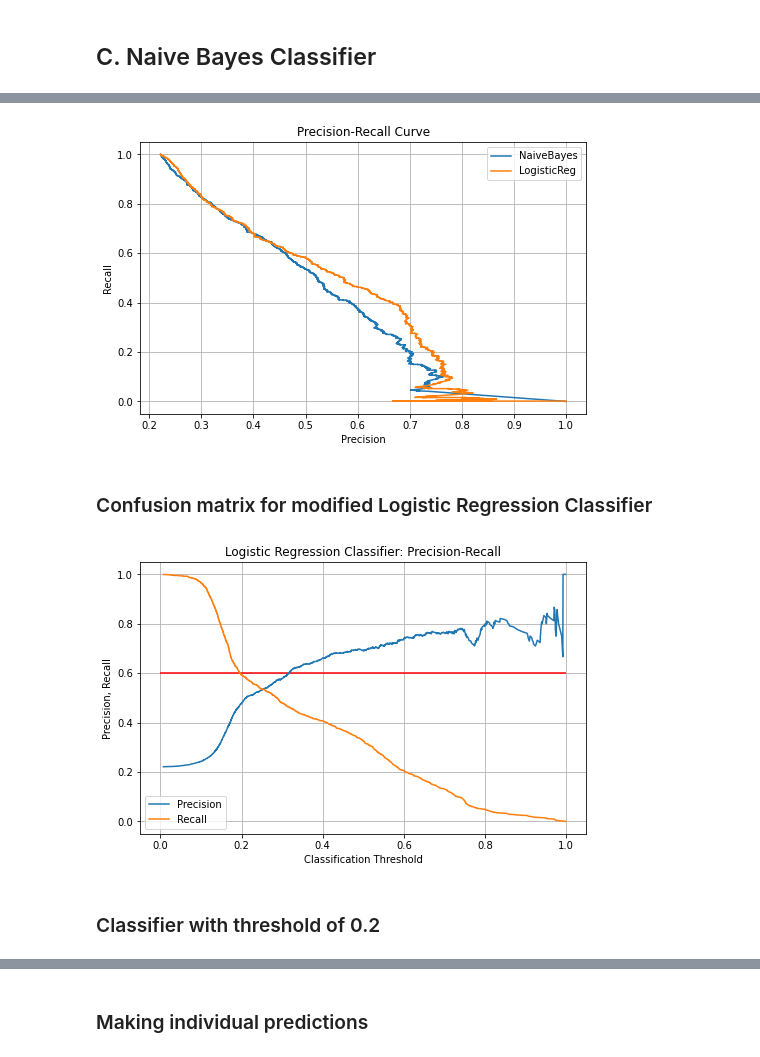
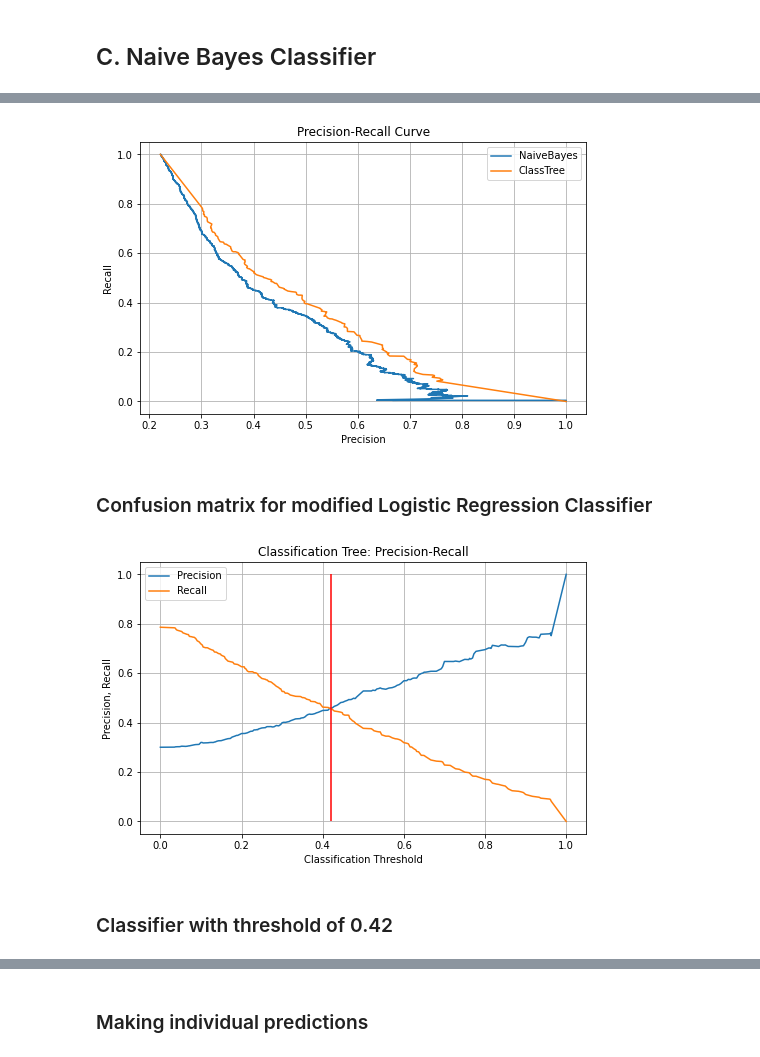
Before and after one commit to zefsgit/prediktiv_analys, a Jupyter notebook: Lecture08/Predicting Credit Default.ipynb, the cells around one changed output, grey strips where cells are left out. Drawn from its saved outputs; the diff is of its cells as text; code cells hidden in the pictures.

```diff
--- a/Lecture08/Predicting Credit Default.ipynb
+++ b/Lecture08/Predicting Credit Default.ipynb
@@ -26,5 +26,5 @@ import pandas as pd
 # %%
-default = pd.read_csv('./data/credit_card_default.csv', index_col="ID")
+default = pd.read_csv('data/credit_card_default.csv', index_col="ID")
 # Cange column names to lower case
 default.columns = default.columns.str.lower()
 # For pay features if the <= 0 then it means it was not delayed. Set all negativ values to 0
@@ -143,17 +146,20 @@ CMatrix(CM)
 from sklearn.linear_model import LogisticRegression
 
 # 2. Create an instance of the estimator
-logistic_regression = LogisticRegression(n_jobs=-1, random_state=15)
+logistic_regression = LogisticRegression(n_jobs=-1, random_state=15, max_iter=1000)
 
 # 3. Use the trainning data to train the estimator
-logistic_regression.fit(X_train, y_train)
+logistic_regression.fit(x_train, y_train)
 
 # 4. Evaluate the model
-y_pred_test = logistic_regression.predict(X_test)
+y_pred_test = logistic_regression.predict(x_test)
 metrics.loc['accuracy','LogisticReg'] = accuracy_score(y_pred=y_pred_test, y_true=y_test)
 metrics.loc['precision','LogisticReg'] = precision_score(y_pred=y_pred_test, y_true=y_test)
 metrics.loc['recall','LogisticReg'] = recall_score(y_pred=y_pred_test, y_true=y_test)
+metrics.loc['f1','LogisticReg'] = f1_score(y_pred=y_pred_test, y_true=y_test)
+
 #Confusion matrix
-CM = confusion_matrix(y_pred=y_pred_test, y_true=y_test)
-CMatrix(CM)
+cm = confusion_matrix(y_pred=y_pred_test, y_true=y_test)
+disp = ConfusionMatrixDisplay(cm, display_labels=['pay', 'default'])
+disp.plot();
 # %% [output]
@@ -172,14 +174,17 @@ from sklearn.tree import DecisionTreeClassifier
 class_tree = DecisionTreeClassifier(min_samples_split=30, min_samples_leaf=10, random_state=10)
 
 # 3. Use the trainning data to train the estimator
-class_tree.fit(X_train, y_train)
+class_tree.fit(x_train, y_train)
 
 # 4. Evaluate the model
-y_pred_test = class_tree.predict(X_test)
+y_pred_test = class_tree.predict(x_test)
 metrics.loc['accuracy','ClassTree'] = accuracy_score(y_pred=y_pred_test, y_true=y_test)
 metrics.loc['precision','ClassTree'] = precision_score(y_pred=y_pred_test, y_true=y_test)
 metrics.loc['recall','ClassTree'] = recall_score(y_pred=y_pred_test, y_true=y_test)
+metrics.loc['f1','ClassTree'] = f1_score(y_pred=y_pred_test, y_true=y_test)
+
 #Confusion matrix
-CM = confusion_matrix(y_pred=y_pred_test, y_true=y_test)
-CMatrix(CM)
+cm = confusion_matrix(y_pred=y_pred_test, y_true=y_test)
+disp = ConfusionMatrixDisplay(cm, display_labels=['pay', 'default'])
+disp.plot();
 # %% [output]
@@ -250,35 +251,34 @@ array([[6.47920766e-03, 9.93520792e-01],
 # Threshold
 # predict_proba returns array (n_samples, n_classes), use [:,1] to get positive class default
 precision_nb, recall_nb, thresholds_nb = precision_recall_curve(y_true=y_test,
-                                            probas_pred=NBC.predict_proba(X_test)[:,1])
-precision_lr, recall_lr, thresholds_lr = precision_recall_curve(y_true=y_test,
-                                            probas_pred=logistic_regression.predict_proba(X_test)[:,1])
+                                            probas_pred=nbc.predict_proba(x_test)[:,1])
+precision_tree, recall_tree, thresholds_tree = precision_recall_curve(y_true=y_test,
+                                            probas_pred=class_tree.predict_proba(x_test)[:,1])
 # %%
 fig, ax = plt.subplots(figsize=(8,5))
 ax.plot(precision_nb, recall_nb, label='NaiveBayes')
-ax.plot(precision_lr, recall_lr, label='LogisticReg')
+ax.plot(precision_tree, recall_tree, label='ClassTree')
 ax.set_xlabel('Precision')
 ax.set_ylabel('Recall')
 ax.set_title('Precision-Recall Curve')
-#ax.hlines(y=0.5, xmin=0, xmax=1, color='red')
 ax.legend()
 ax.grid();
 # %% [output]
-[figure, old version]
+[figure, new version]
 # %% [markdown]
 ### Confusion matrix for modified Logistic Regression Classifier
 # %%
 fig, ax = plt.subplots(figsize=(8,5))
-ax.plot(thresholds_lr, precision_lr[1:], label='Precision')
-ax.plot(thresholds_lr, recall_lr[1:], label='Recall')
+ax.plot(thresholds_tree, precision_tree[1:], label='Precision')
+ax.plot(thresholds_tree, recall_tree[1:], label='Recall')
 ax.set_xlabel('Classification Threshold')
 ax.set_ylabel('Precision, Recall')
-ax.set_title('Logistic Regression Classifier: Precision-Recall')
-ax.hlines(y=0.6, xmin=0, xmax=1, color='red')
+ax.set_title('Classification Tree: Precision-Recall')
+ax.vlines(x=0.42, ymin=0, ymax=1, color='red')
 ax.legend()
 ax.grid();
 # %% [output]
-[figure, old version]
+[figure, new version]
 # %% [markdown]
-### Classifier with threshold of 0.2
+### Classifier with threshold of 0.42
 # %%
```
Also changed, not shown: parts of 23 cells of this notebook, 13 other files.
